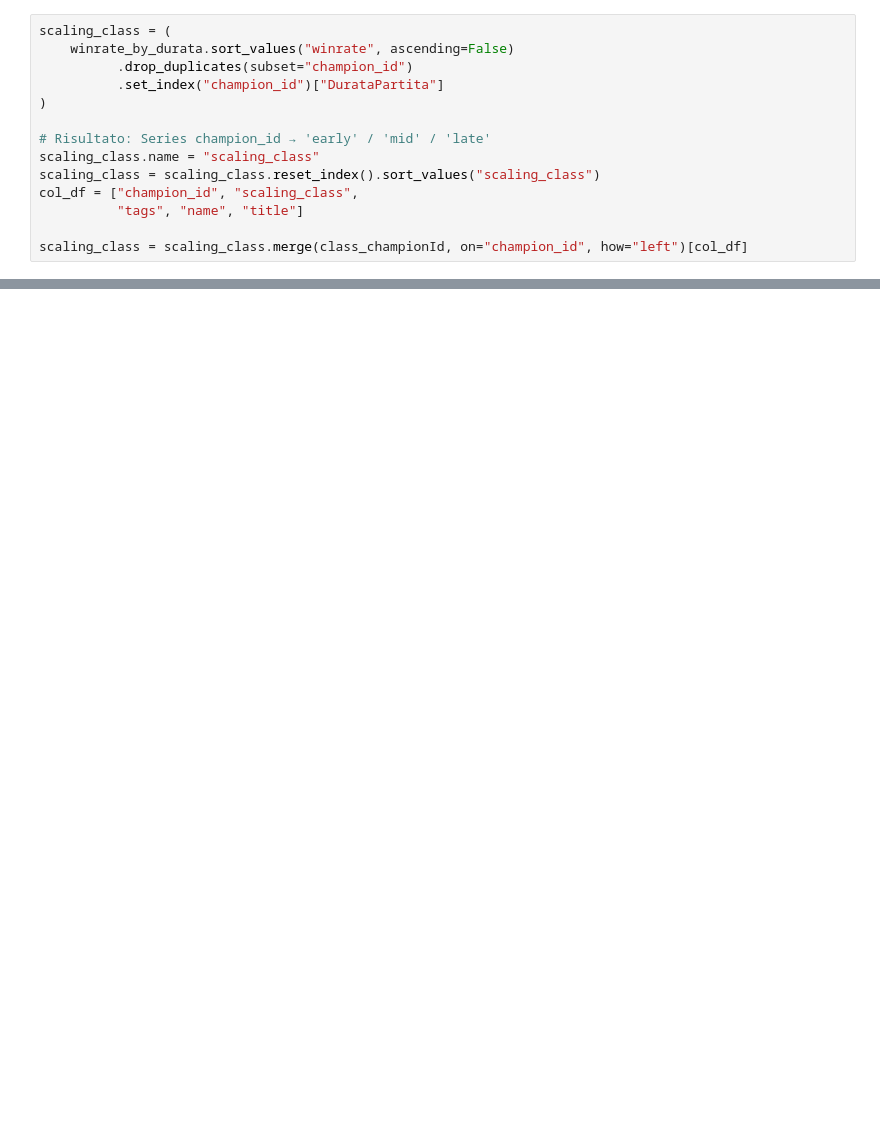
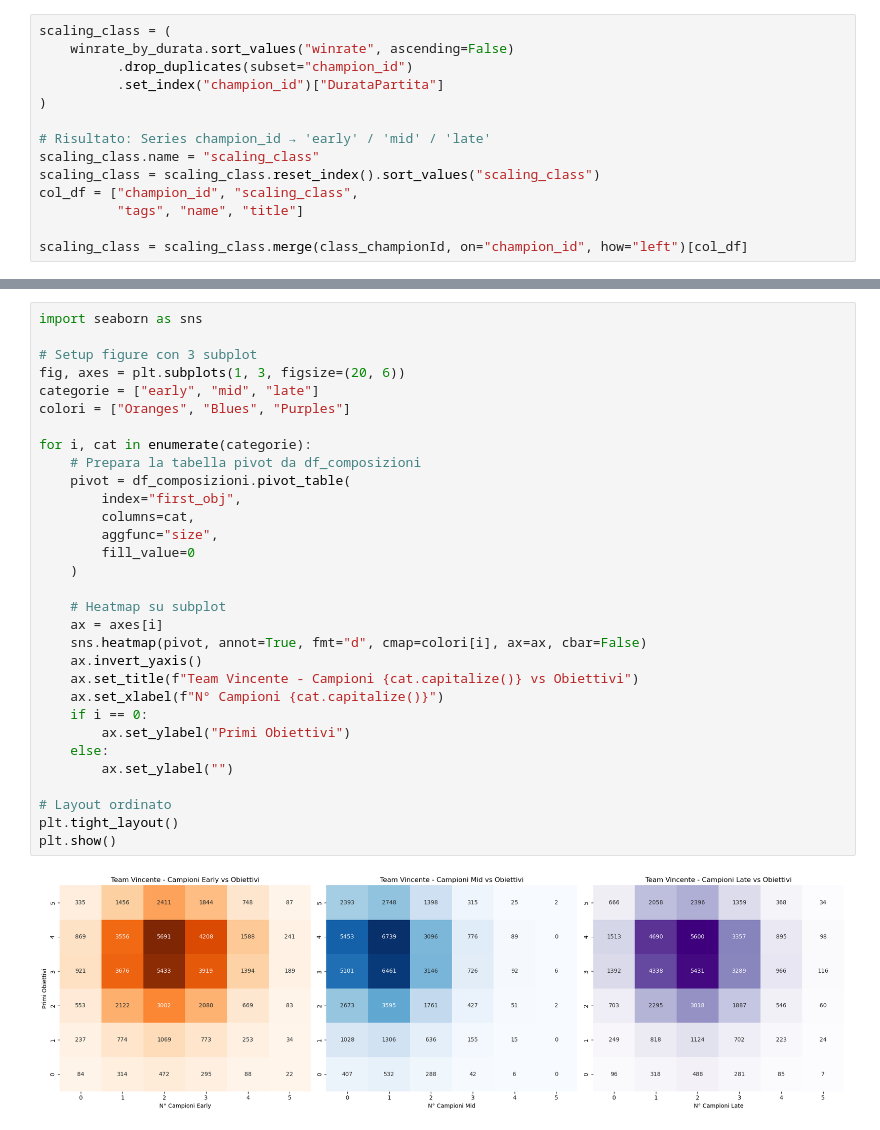
Before and after one commit to FedeDL777/DIP-Project, a Jupyter notebook: main.ipynb, the cells around one changed output, grey strips where cells are left out. Saved outputs shown, nothing was run; the diff lists cells and outputs as text; blank space fills up the shorter version.

```diff
--- a/main.ipynb
+++ b/main.ipynb
@@ -710,0 +762,33 @@ plt.show()
+# %%
+import seaborn as sns
+
+# Setup figure con 3 subplot
+fig, axes = plt.subplots(1, 3, figsize=(20, 6))
+categorie = ["early", "mid", "late"]
+colori = ["Oranges", "Blues", "Purples"]
+
+for i, cat in enumerate(categorie):
+    # Prepara la tabella pivot da df_composizioni
+    pivot = df_composizioni.pivot_table(
+        index="first_obj",
+        columns=cat,
+        aggfunc="size",
+        fill_value=0
+    )
+
+    # Heatmap su subplot
+    ax = axes[i]
+    sns.heatmap(pivot, annot=True, fmt="d", cmap=colori[i], ax=ax, cbar=False)
+    ax.invert_yaxis()
+    ax.set_title(f"Team Vincente - Campioni {cat.capitalize()} vs Obiettivi")
+    ax.set_xlabel(f"N° Campioni {cat.capitalize()}")
+    if i == 0:
+        ax.set_ylabel("Primi Obiettivi")
+    else:
+        ax.set_ylabel("")
+
+# Layout ordinato
+plt.tight_layout()
+plt.show()
+# %% [output]
+[figure, added]
```
Also changed, not shown: parts of 23 cells of this notebook.
